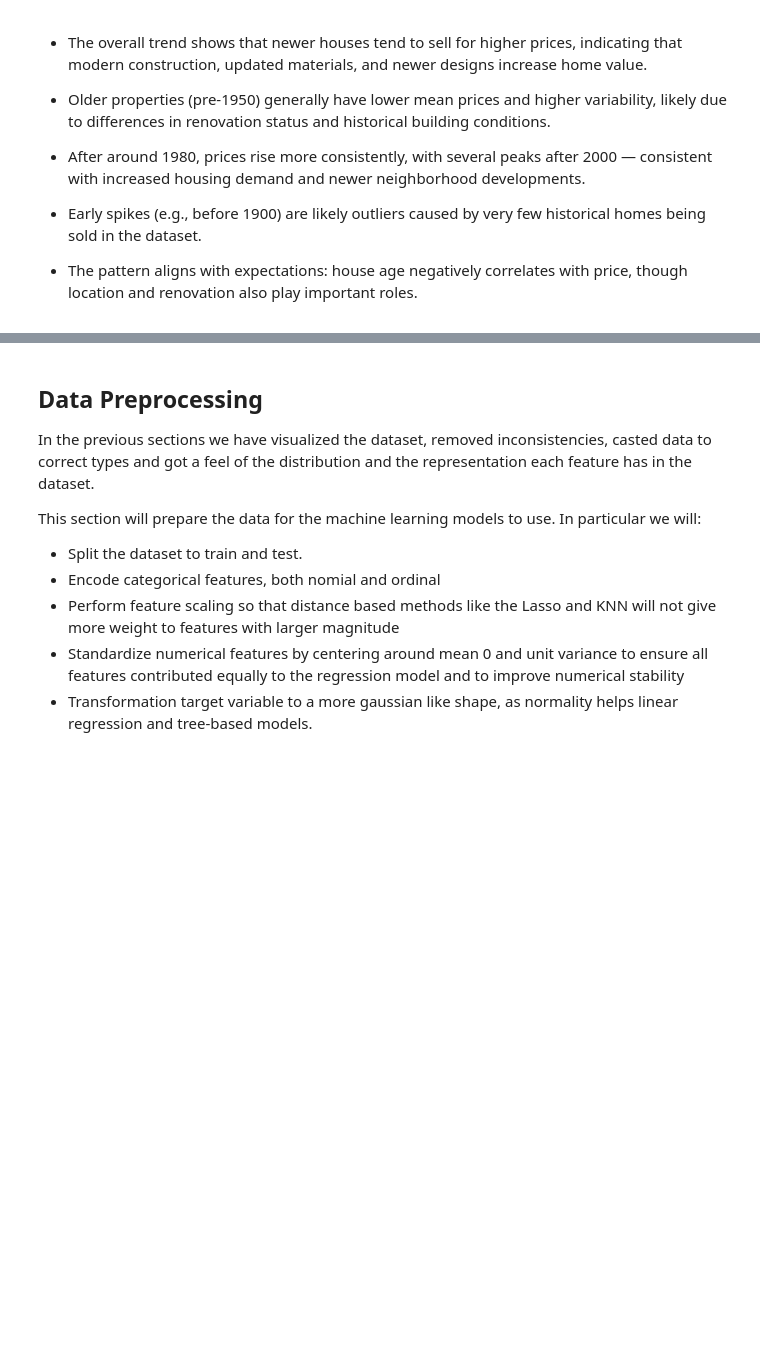
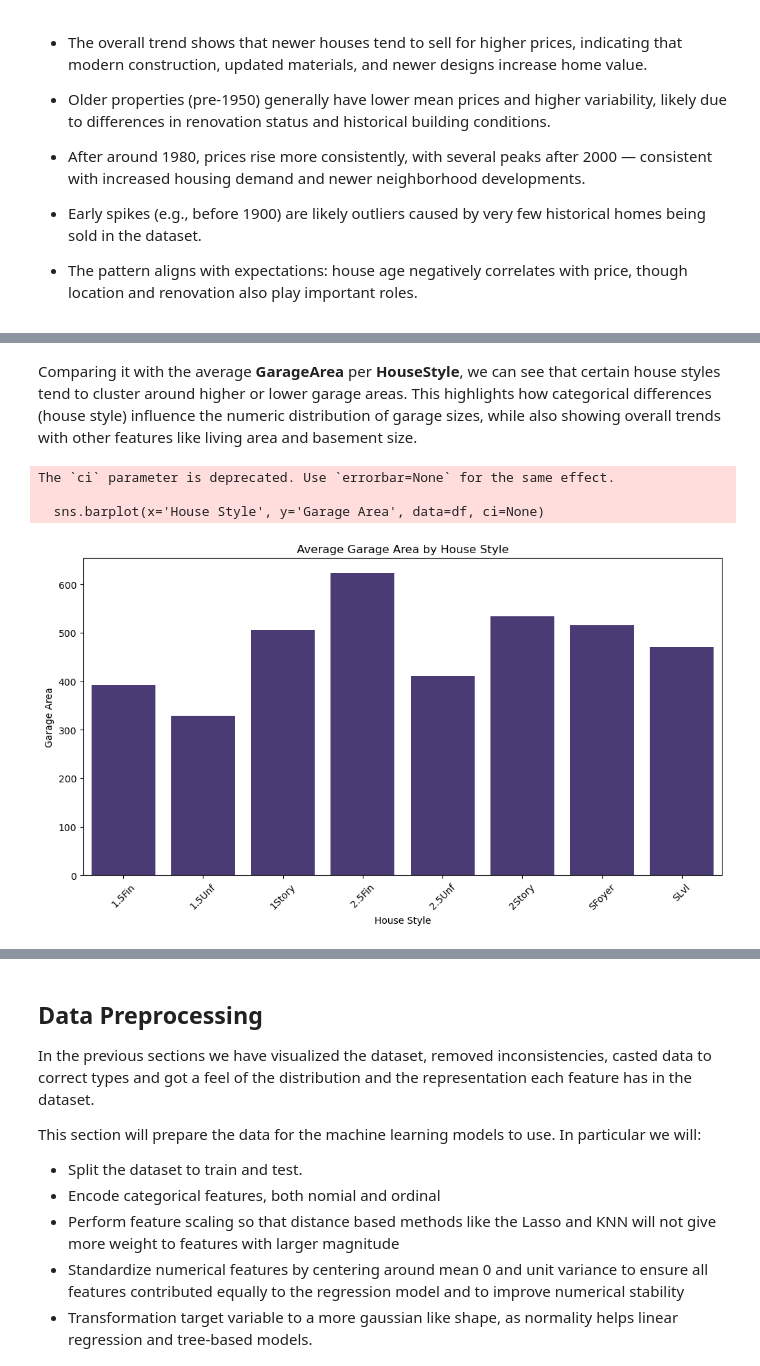
Before and after one commit to i-demetriou/dsc510-group-project, a Jupyter notebook: dsc510.theofanous.alexandrou.demetriou.ipynb, the cells around one changed output, grey strips where cells are left out. Cells and saved outputs as stored; diff of their text form; code cells hidden in the pictures; blank space fills up the shorter version.

```diff
--- a/dsc510.theofanous.alexandrou.demetriou.ipynb
+++ b/dsc510.theofanous.alexandrou.demetriou.ipynb
@@ -1372,0 +1399,13 @@ In this stage we will explore the relationships between the housing features and
+# %% [markdown]
+Comparing it with the average **GarageArea** per **HouseStyle**, we can see that certain house styles tend to cluster around higher or lower garage areas. This highlights how categorical differences (house style) influence the numeric distribution of garage sizes, while also showing overall trends with other features like living area and basement size.
+# %%
+plt.figure(figsize=(12,6))
+sns.barplot(x='House Style', y='Garage Area', data=df, ci=None)
+plt.xticks(rotation=45)
+plt.title("Average Garage Area by House Style")
+plt.show()
+# %% [output]
+The `ci` parameter is deprecated. Use `errorbar=None` for the same effect.
+
+  sns.barplot(x='House Style', y='Garage Area', data=df, ci=None)
+[figure, added]
```
Also changed, not shown: parts of 48 cells of this notebook.
